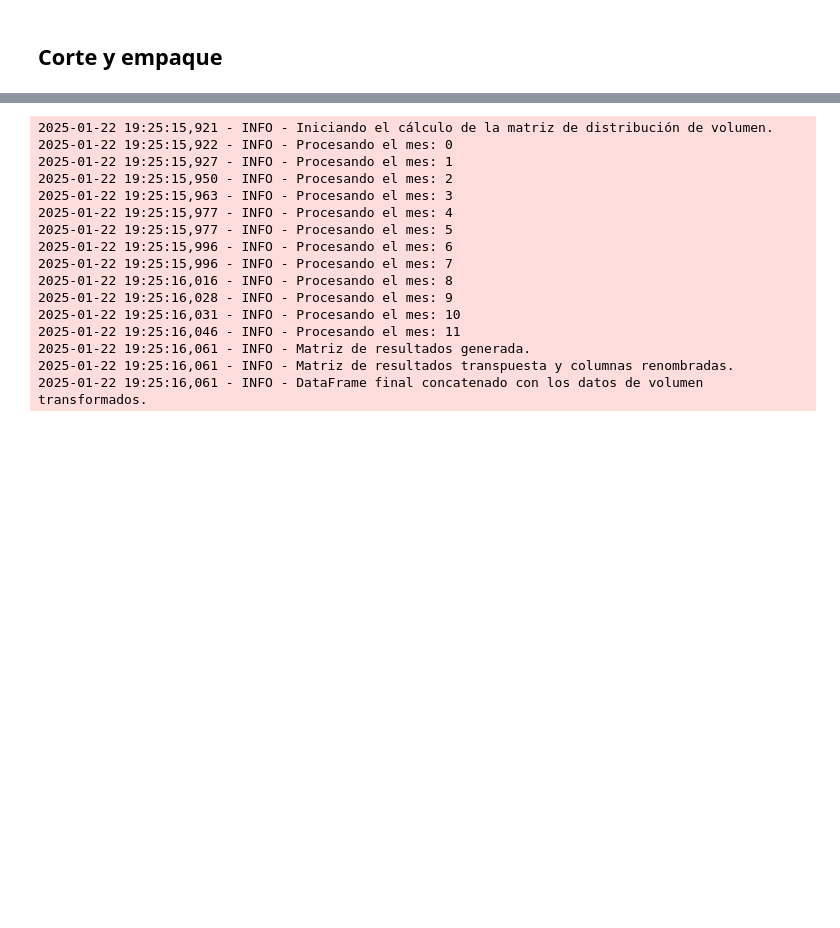
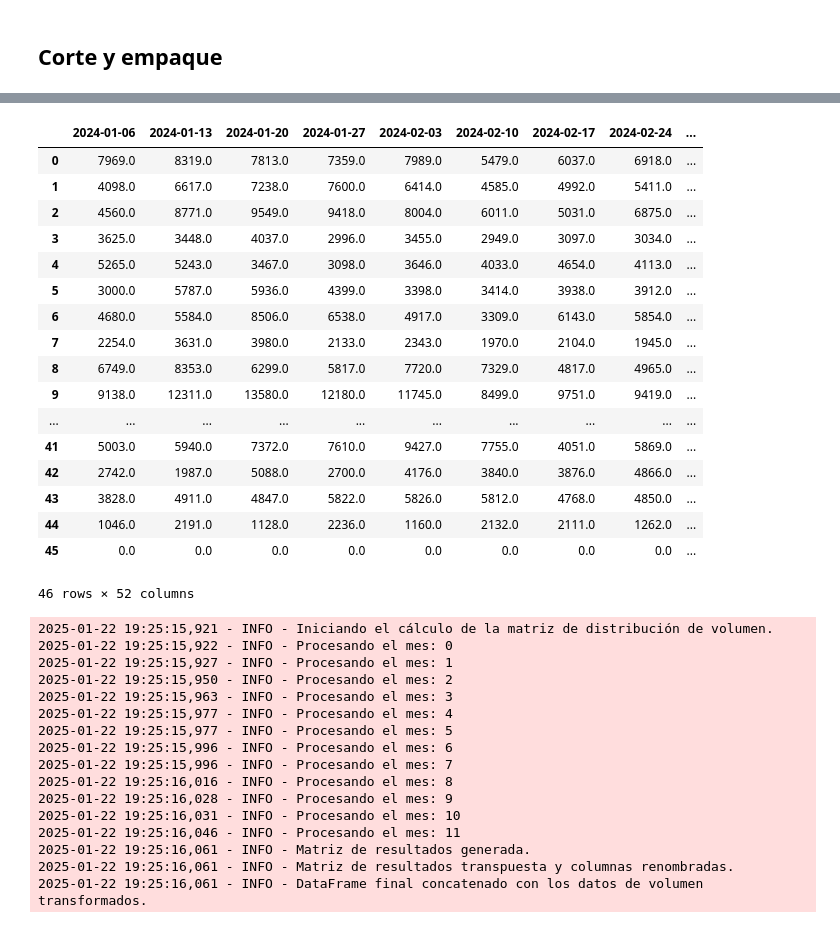
Before and after one commit to ngarrido24/mano_de_obra_agrovid, a Jupyter notebook: mano_de_obra.ipynb, the cells around one changed output, grey strips where cells are left out. Cells and saved outputs as stored; diff of their text form; code cells hidden in the pictures; blank space fills up the shorter version.

```diff
--- a/mano_de_obra.ipynb
+++ b/mano_de_obra.ipynb
@@ -77,0 +23,14 @@ revenue_file = data_frames['er_simulado/modulo_ingresos/2024-07-24/ingreso.csv']
+# %%
+#set up logging
+logger = logging.getLogger()
+logger.setLevel(logging.INFO)
+# %%
+env_path = Path('C:/Users/Nata_/Documents/Etapa_1_proyecto/Simulador_mano_de_obra/mano_de_obra_agrovid/var.env')
+
+load_dotenv(dotenv_path=env_path)
+AWS_PROFILE = os.environ["aws_profile"]
+SSM_PARAMETER_BUCKET_INPUT_FILES_NAME = os.environ['SSM_PARAMETER_BUCKET_INPUT_FILES_NAME']
+SSM_PARAMETER_BUCKET_OUTPUT_FILES_NAME = os.environ['SSM_PARAMETER_BUCKET_OUTPUT_FILES_NAME']
+REGION = os.environ['REGION']
+SSM_PARAMETER_DYNAMODB_MODULE_CONFIG_NAME = os.environ['SSM_PARAMETER_DYNAMODB_MODULE_CONFIG_NAME']
+SSM_PARAMETER_DYNAMODB_GLOBAL_MODULE_CONFIG_NAME = os.environ['SSM_PARAMETER_DYNAMODB_GLOBAL_MODULE_CONFIG_NAME']
@@ -125,0 +281,3 @@ new_columns = ['2024-01', '2024-02', '2024-03', '2024-04', '2024-05', '2024-06',
+# %%
+volum_file.columns = list(volum_file.columns[:3]) + [pd.to_datetime(col, dayfirst=True, errors='coerce') for col in volum_file.columns[3:]]
+volum_file.head(3)
@@ -126,3 +290,28 @@ new_columns = ['2024-01', '2024-02', '2024-03', '2024-04', '2024-05', '2024-06',
+# %%
+volum_distribution_matrix = volum_distribution.iloc[:, 1:]
+volum_file_100001 = volum_file[volum_file['CONCEPTO'] == 'CAJAS'].iloc[:, 3:]
+volum_file_subset = volum_file[volum_file['CONCEPTO'] == 'CAJAS']
+# %%
+volum_file_100001
+# %% [output]
+|  | 2024-01-06 | 2024-01-13 | 2024-01-20 | 2024-01-27 | 2024-02-03 | 2024-02-10 | 2024-02-17 | 2024-02-24 | ... |
+| 0 | 7969.0 | 8319.0 | 7813.0 | 7359.0 | 7989.0 | 5479.0 | 6037.0 | 6918.0 | ... |
+| 1 | 4098.0 | 6617.0 | 7238.0 | 7600.0 | 6414.0 | 4585.0 | 4992.0 | 5411.0 | ... |
+| 2 | 4560.0 | 8771.0 | 9549.0 | 9418.0 | 8004.0 | 6011.0 | 5031.0 | 6875.0 | ... |
+| 3 | 3625.0 | 3448.0 | 4037.0 | 2996.0 | 3455.0 | 2949.0 | 3097.0 | 3034.0 | ... |
+| 4 | 5265.0 | 5243.0 | 3467.0 | 3098.0 | 3646.0 | 4033.0 | 4654.0 | 4113.0 | ... |
+| 5 | 3000.0 | 5787.0 | 5936.0 | 4399.0 | 3398.0 | 3414.0 | 3938.0 | 3912.0 | ... |
+| 6 | 4680.0 | 5584.0 | 8506.0 | 6538.0 | 4917.0 | 3309.0 | 6143.0 | 5854.0 | ... |
+| 7 | 2254.0 | 3631.0 | 3980.0 | 2133.0 | 2343.0 | 1970.0 | 2104.0 | 1945.0 | ... |
+| 8 | 6749.0 | 8353.0 | 6299.0 | 5817.0 | 7720.0 | 7329.0 | 4817.0 | 4965.0 | ... |
+| 9 | 9138.0 | 12311.0 | 13580.0 | 12180.0 | 11745.0 | 8499.0 | 9751.0 | 9419.0 | ... |
+| ... | ... | ... | ... | ... | ... | ... | ... | ... | ... |
+| 41 | 5003.0 | 5940.0 | 7372.0 | 7610.0 | 9427.0 | 7755.0 | 4051.0 | 5869.0 | ... |
+| 42 | 2742.0 | 1987.0 | 5088.0 | 2700.0 | 4176.0 | 3840.0 | 3876.0 | 4866.0 | ... |
+| 43 | 3828.0 | 4911.0 | 4847.0 | 5822.0 | 5826.0 | 5812.0 | 4768.0 | 4850.0 | ... |
+| 44 | 1046.0 | 2191.0 | 1128.0 | 2236.0 | 1160.0 | 2132.0 | 2111.0 | 1262.0 | ... |
+| 45 | 0.0 | 0.0 | 0.0 | 0.0 | 0.0 | 0.0 | 0.0 | 0.0 | ... |
+46 rows × 52 columns
 # %%
 labor_cic = calculate_volume_distribution(box_id_100001, volum_distribution_matrix, box_farm, new_columns)
 # %% [output]
```
Also changed, not shown: parts of 15 cells of this notebook, 4 other files.
